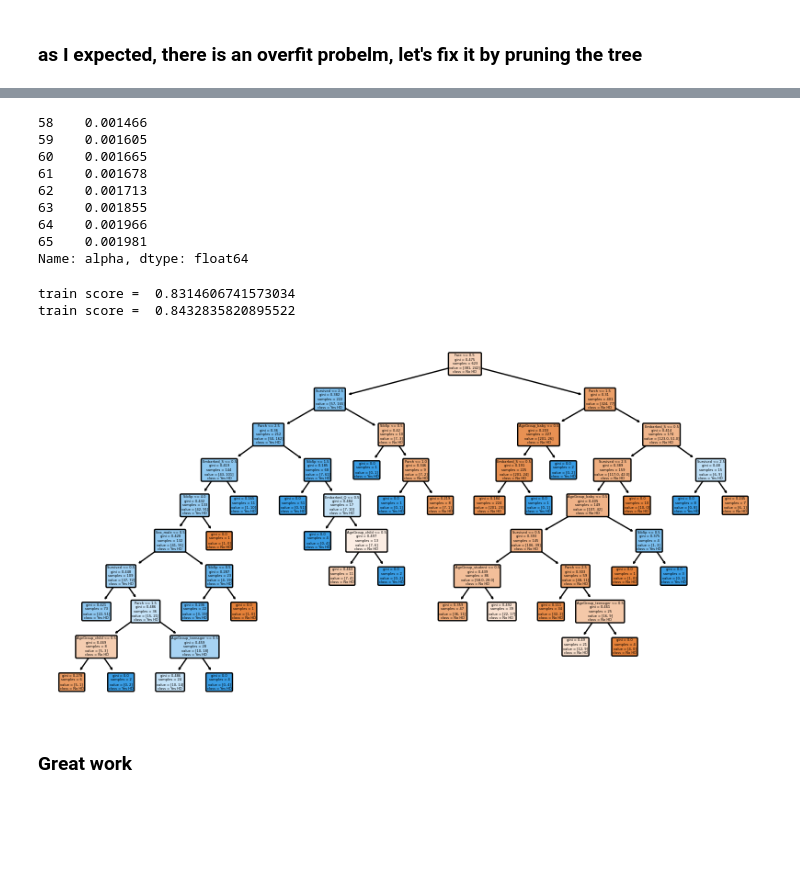
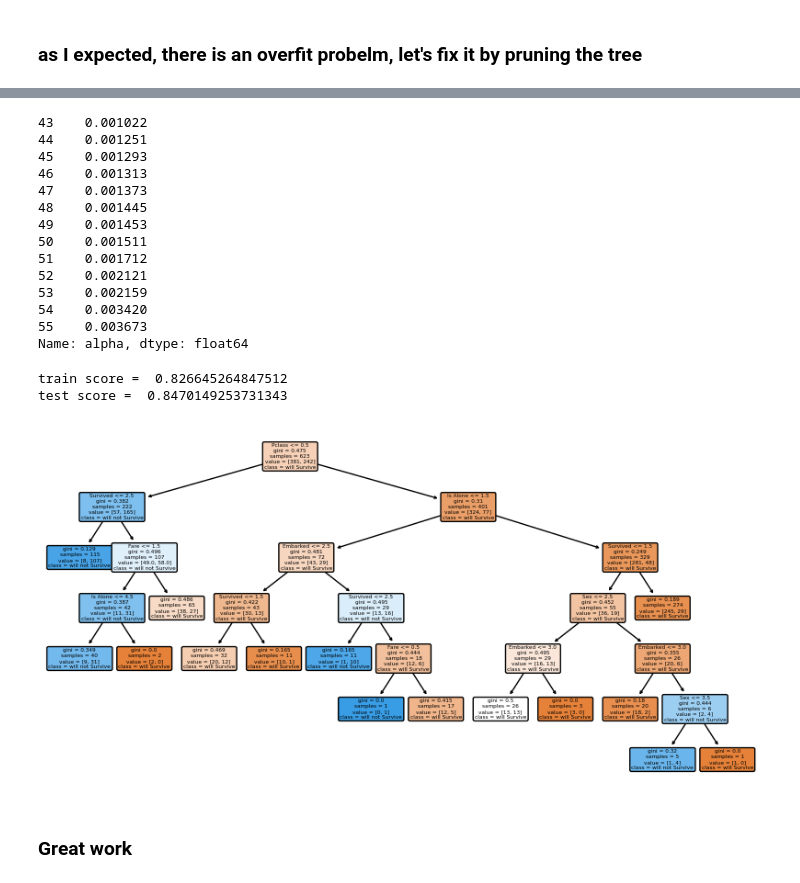
Before and after one commit to ahmedhany14/Kaggle-Competitions-Notebooks, a Jupyter notebook: Titanic/NoteBook/Titanic_problem.ipynb, the cells around one changed output, grey strips where cells are left out. Cells and saved outputs as stored; diff of their text form; code cells hidden in the pictures; blank space fills up the shorter version.

```diff
--- a/Titanic/NoteBook/Titanic_problem.ipynb
+++ b/Titanic/NoteBook/Titanic_problem.ipynb
@@ -271,15 +372,0 @@ titanic
-# %%
-bins = [-1, 0, 5, 12, 18, 24, 35, 60, np.inf]
-labels = [
-    "Unknown",
-    "baby",
-    "child",
-    "teenager",
-    "student",
-    "young adult",
-    "adult",
-    "Senior",
-]
-titanic["AgeGroup"] = pd.cut(titanic["Age"], bins, labels=labels)
-titanic = titanic.drop("Age", axis="columns")
-titanic
@@ -300,8 +372,0 @@ titanic
-# %%
-titanic = pd.get_dummies(
-    titanic, drop_first=True, columns=["Sex", "Embarked", "AgeGroup"]
-)
-for col in titanic.columns:
-    if titanic[col].dtype == "bool":
-        titanic[col] = titanic[col].astype("int32")
-titanic
@@ -322,13 +372,0 @@ titanic
-# %%
-def update(fare):
-    if fare < 8:
-        return 0
-    if fare < 14.5:
-        return 1
-    if fare < 31:
-        return 2
-    return 3
-
-
-titanic["Fare"] = titanic["Fare"].apply(update)
-titanic
@@ -709,42 +675,47 @@ plt.show()
 # %%
 alpha = alpha_results[
-    (alpha_results["alpha"] <= 0.002) & (alpha_results["alpha"] > 0.0014)
+    (alpha_results["alpha"] <= 0.005) & (alpha_results["alpha"] > 0.001)
 ]["alpha"]
 
 alpha
 # %% [output]
-58    0.001466
-59    0.001605
-60    0.001665
-61    0.001678
-62    0.001713
-63    0.001855
-64    0.001966
-65    0.001981
+43    0.001022
+44    0.001251
+45    0.001293
+46    0.001313
+47    0.001373
+48    0.001445
+49    0.001453
+50    0.001511
+51    0.001712
+52    0.002121
+53    0.002159
+54    0.003420
+55    0.003673
 Name: alpha, dtype: float64
 # %%
-DTC_pruned = DecisionTreeClassifier(ccp_alpha=0.001713, random_state=42)
+DTC_pruned = DecisionTreeClassifier(ccp_alpha=0.001453, random_state=42)
 DTC_pruned.fit(x_train, y_train)
 train_score = DTC_pruned.score(x_train, y_train)
 test_score = DTC_pruned.score(x_test, y_test)
 
 print("train score = ", train_score)
-print("train score = ", test_score)
+print("test score = ", test_score)
 # %% [output]
-train score =  0.8314606741573034
-train score =  0.8432835820895522
+train score =  0.826645264847512
+test score =  0.8470149253731343
 # %%
 plt.figure(figsize=(10, 5))
 plot_tree(
     DTC_pruned,
-    class_names=["No HD", "Yes HD"],
+    class_names=["will Survive", "will not Survive"],
     filled=True,
     rounded=True,
     feature_names=titanic.columns,
 )
 plt.show()
 # %% [output]
-[figure, old version]
+[figure, new version]
 # %% [markdown]
 ### Great work
 # %%
```
Also changed, not shown: parts of 46 cells of this notebook, 1 other file.
